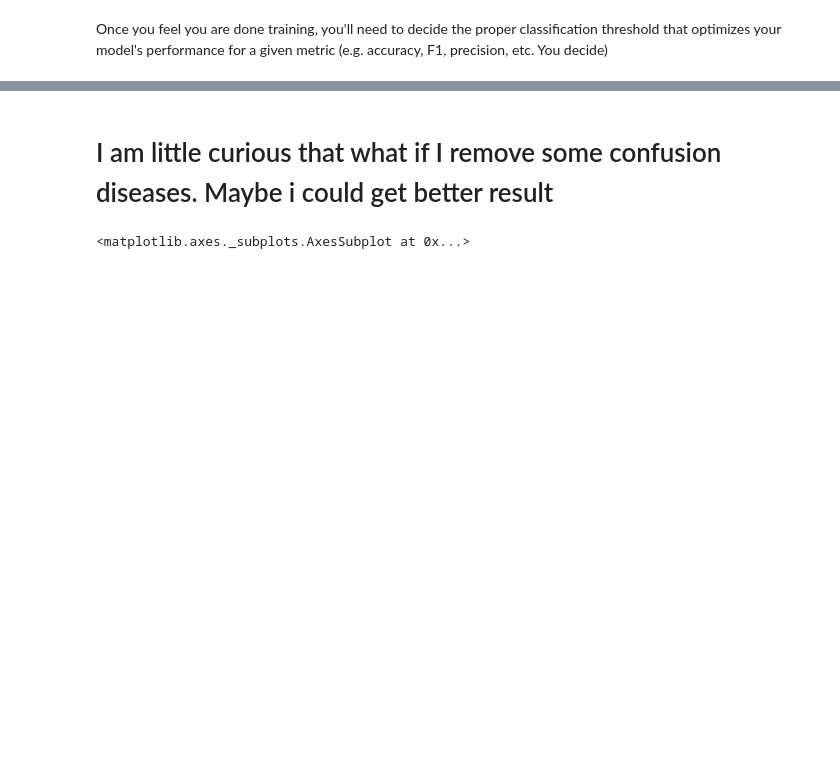
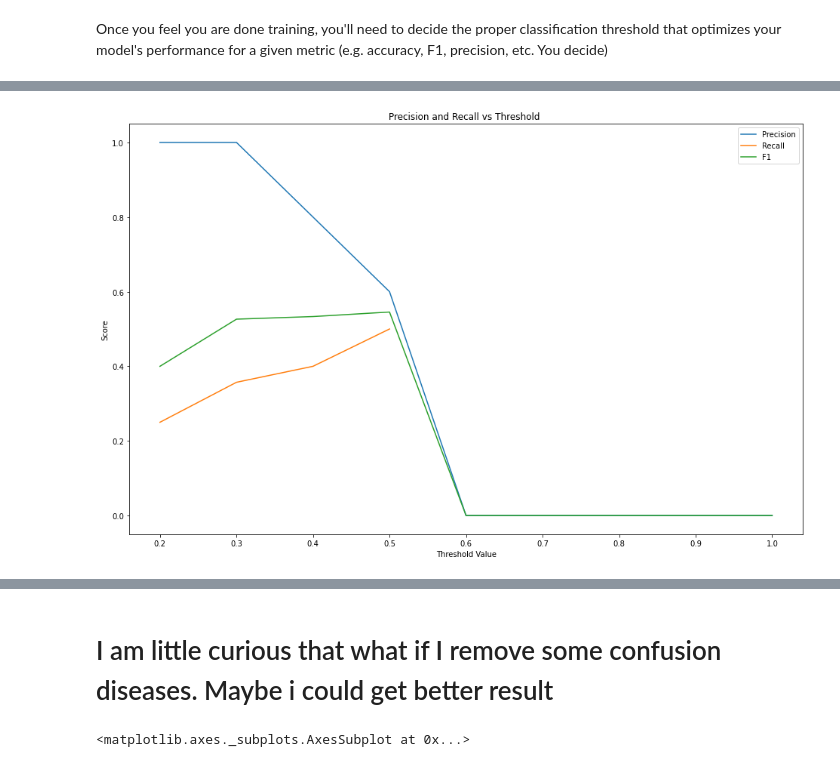
Before and after one commit to JasonMA606/Pneumonia_Classification, a Jupyter notebook: Build and train model.ipynb, the cells around one changed output, grey strips where cells are left out. Drawn from its saved outputs; the diff is of its cells as text; code cells hidden in the pictures; blank space fills up the shorter version.

```diff
--- a/Build and train model.ipynb
+++ b/Build and train model.ipynb
@@ -580,3 +590,26 @@ F1: 0.8
+# %%
+thresholds = [0.2, 0.3, 0.4, 0.5, 0.6, 0.7, 0.8, 0.9, 1.0]
+prec = []
+recall = []
+fscore = []
+for t in thresholds:
+    pred_Y_binary = [1 if i[0] > t else 0 for i in pred_Y]
+    tn, fp, fn, tp = confusion_matrix(pred_Y_binary, valY).ravel()
+    prec.append(tp/(tp+fp))
+    recall.append(tp/(tp+fn))
+    fscore.append(f1_score(valY, pred_Y_binary))
+
+plt.figure(figsize=(16,10))
+plt.plot(thresholds, prec, label='Precision')
+plt.plot(thresholds, recall, label='Recall')
+plt.plot(thresholds, fscore, label='F1')
+plt.xlabel('Threshold Value')
+plt.ylabel('Score')
+plt.title('Precision and Recall vs Threshold ')
+plt.legend()
+plt.show()
+# %% [output]
+[figure, added]
 # %%
 ## Let's look at some examples of true vs. predicted with our best model:
 
```
Also changed, not shown: parts of 21 cells of this notebook, 14 other files.
